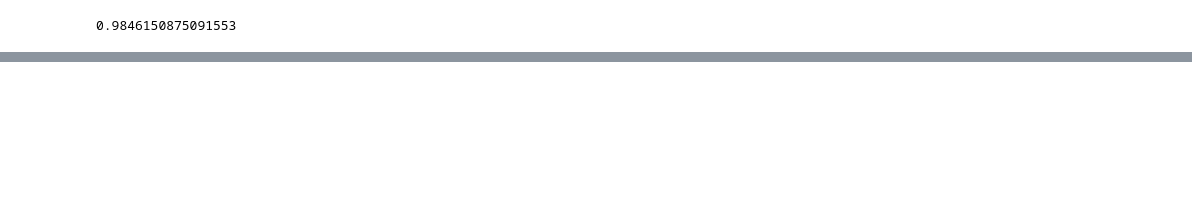
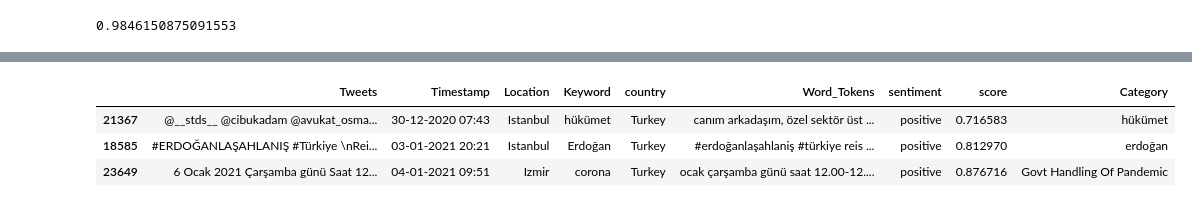
Before and after one commit to mdewli/Twitter_sentiment_Analysis, a Jupyter notebook: notebooks/02_data_preprocessing.ipynb, the cells around one changed output, grey strips where cells are left out. Drawn from its saved outputs; the diff is of its cells as text; code cells hidden in the pictures; blank space fills up the shorter version.

```diff
--- a/notebooks/02_data_preprocessing.ipynb
+++ b/notebooks/02_data_preprocessing.ipynb
@@ -190,0 +235,6 @@ df['list_of_words']=df['tweet'].apply(lambda x: [word.lower() for word in x.spli
+# %%
+#create separate dataframes for turkey, india and germany
+
+df_germany=df[df['Country']=='Germany']
+df_turkey=df[df['Country']=='Turkey']
+df_india=df[df['Country']=='India']
@@ -190,0 +247,10 @@ df['list_of_words']=df['tweet'].apply(lambda x: [word.lower() for word in x.spli
+# %%
+#add clolumns for sentiment and score for turkish, german and indian dataframe using the functions and models defined above
+df_turkey['sentiment']=df_turkey['Word_Tokens'].apply(sentiment_tr)
+df_turkey['score']=df_turkey['Word_Tokens'].apply(sentiment_score_tr)
+
+df_germany['sentiment']=df_germany['Word_Tokens'].apply(sentiment_gr)
+df_germany['score']=df_germany['Word_Tokens'].apply(sentiment_score_gr)
+
+df_india['sentiment']=df_india['Word_Tokens'].apply(sentiment_en)
+df_india['score']=df_india['Word_Tokens'].apply(sentiment_score_en)
@@ -190,0 +313,7 @@ df['list_of_words']=df['tweet'].apply(lambda x: [word.lower() for word in x.spli
+# %%
+df_turkey.sample(3)
+# %% [output]
+|  | Tweets | Timestamp | Location | Keyword | country | Word_Tokens | sentiment | score | Category |
+| 21367 | @__stds__ @cibukadam @avukat_osma... | 30-12-2020 07:43 | Istanbul | hükümet | Turkey | canım arkadaşım, özel sektör üst ... | positive | 0.716583 | hükümet |
+| 18585 | #ERDOĞANLAŞAHLANIŞ #Türkiye \nRei... | 03-01-2021 20:21 | Istanbul | Erdoğan | Turkey | #erdoğanlaşahlaniş #türkiye reis ... | positive | 0.812970 | erdoğan |
+| 23649 | 6 Ocak 2021 Çarşamba günü Saat 12... | 04-01-2021 09:51 | Izmir | corona | Turkey | ocak çarşamba günü saat 12.00-12.... | positive | 0.876716 | Govt Handling Of Pandemic |
```
Also changed, not shown: parts of 74 cells of this notebook, 47 other files.
